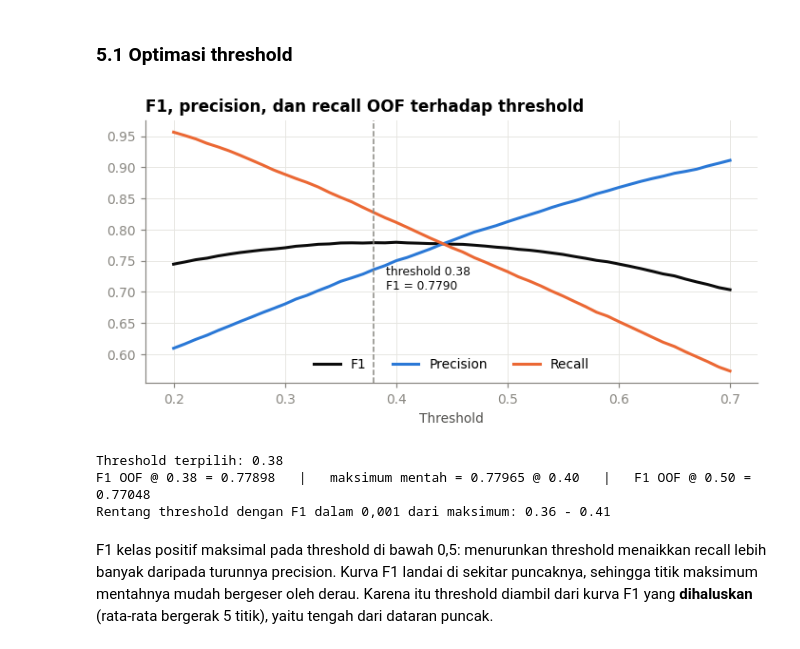
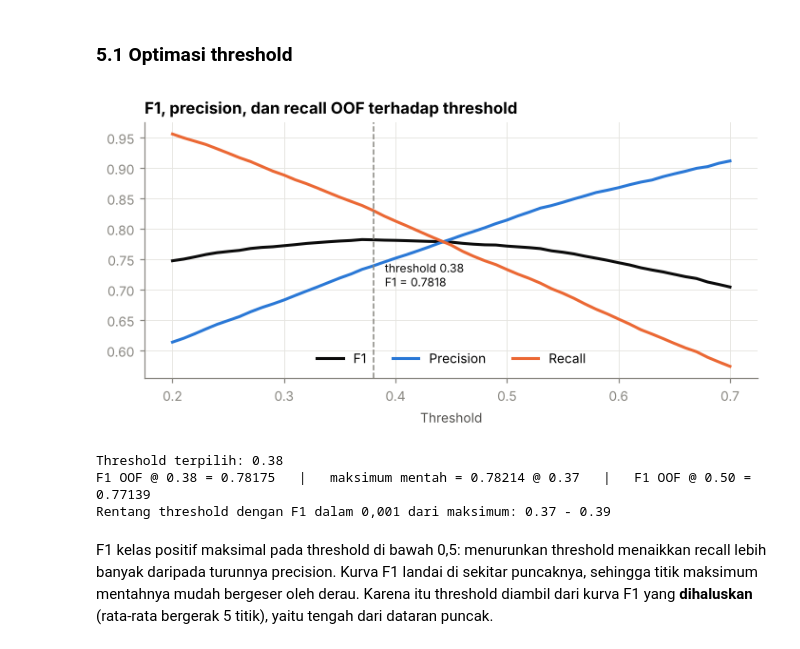
Before and after one commit to zhhraid/dscobinus, a Jupyter notebook: notebooks/99_final_submission.ipynb, the cells around one changed output. Cells and saved outputs as stored; diff of their text form; code cells hidden in the pictures.

```diff
--- a/notebooks/99_final_submission.ipynb
+++ b/notebooks/99_final_submission.ipynb
@@ -681,6 +813,7 @@ Model boosting memakai *early stopping* pada fold validasi. Prediksi test adalah
 # %%
-skf = StratifiedKFold(n_splits=N_FOLDS, shuffle=True, random_state=SEED)
-folds = list(skf.split(np.zeros(n_train), y))
+skf = StratifiedGroupKFold(n_splits=N_FOLDS, shuffle=True, random_state=SEED)
+folds = list(skf.split(np.zeros(n_train), y, groups=cluster))
+BAG_SEEDS = [SEED, 1, 2]
 
 def fit_logreg(Xa, ya, Xb, yb, Xt):
     num = make_pipeline(SimpleImputer(strategy="constant", fill_value=1.0), StandardScaler())   # residual kosong = tidak ada tautan
@@ -688,17 +821,18 @@ def fit_logreg(Xa, ya, Xb, yb, Xt):
     m = make_pipeline(pre, LogisticRegression(C=1.0, max_iter=2000, random_state=SEED)).fit(Xa, ya)
     return m.predict_proba(Xb)[:, 1], m.predict_proba(Xt)[:, 1], None
 
-def fit_lgb(Xa, ya, Xb, yb, Xt):
-    m = lgb.LGBMClassifier(n_estimators=3000, learning_rate=0.02, num_leaves=15, min_child_samples=60,
-                           subsample=0.8, subsample_freq=1, colsample_bytree=0.4, reg_lambda=10,
-                           random_state=SEED, n_jobs=N_JOBS, deterministic=True, force_row_wise=True, verbose=-1)
+def fit_lgb(Xa, ya, Xb, yb, Xt, seed=SEED):
+    m = lgb.LGBMClassifier(n_estimators=3000, learning_rate=0.02, num_leaves=16, min_child_samples=215,
+                           subsample=0.96, subsample_freq=1, colsample_bytree=0.25, reg_lambda=0.1, reg_alpha=0.46,
+                           min_split_gain=0.1, max_bin=63, cat_smooth=10,
+                           random_state=seed, n_jobs=N_JOBS, deterministic=True, force_row_wise=True, verbose=-1)
     m.fit(Xa, ya, eval_set=[(Xb, yb)], callbacks=[lgb.early_stopping(150, verbose=False)])
     return m.predict_proba(Xb)[:, 1], m.predict_proba(Xt)[:, 1], m
 
-def fit_xgb(Xa, ya, Xb, yb, Xt):
+def fit_xgb(Xa, ya, Xb, yb, Xt, seed=SEED):
     m = xgb.XGBClassifier(n_estimators=3000, learning_rate=0.02, max_depth=5, min_child_weight=5,
                           subsample=0.8, colsample_bytree=0.4, reg_lambda=5, tree_method="hist",
-                          early_stopping_rounds=150, random_state=SEED, n_jobs=N_JOBS)
+                          early_stopping_rounds=150, random_state=seed, n_jobs=N_JOBS)
     m.fit(Xa, ya, eval_set=[(Xb, yb)], verbose=False)
     return m.predict_proba(Xb)[:, 1], m.predict_proba(Xt)[:, 1], m
 
@@ -708,22 +842,25 @@ def fit_cat(Xa, ya, Xb, yb, Xt):
     m.fit(Xa, ya, eval_set=(Xb, yb))
     return m.predict_proba(Xb)[:, 1], m.predict_proba(Xt)[:, 1], m
 
-def run_cv(name, fit_fn, X):
+def run_cv(name, fit_fn, X, seeds=(None,)):
+    # seeds: daftar seed untuk seed bagging; None = fungsi tanpa argumen seed
     t0 = time.time()
     Xtr, Xte = X.iloc[:n_train], X.iloc[n_train:]
     oof, pred, models = np.zeros(n_train), np.zeros(len(Xte)), []
-    for a, b in folds:
-        p_val, p_test, m = fit_fn(Xtr.iloc[a], y[a], Xtr.iloc[b], y[b], Xte)
-        oof[b] = p_val; pred += p_test / N_FOLDS; models.append(m)
+    for sd in seeds:
+        kw = {} if sd is None else {"seed": sd}
+        for a, b in folds:
+            p_val, p_test, m = fit_fn(Xtr.iloc[a], y[a], Xtr.iloc[b], y[b], Xte, **kw)
+            oof[b] += p_val / len(seeds); pred += p_test / (N_FOLDS * len(seeds)); models.append(m)
     print(f"{name:20s} AUC OOF = {roc_auc_score(y, oof):.5f}   ({time.time() - t0:.0f} dtk)")
     return oof, pred, models
 
 OOF, PRED, MODELS = {}, {}, {}
-for name, fn, X in [("Logistic Regression", fit_logreg, full), ("LightGBM", fit_lgb, X_cat),
-                    ("XGBoost", fit_xgb, X_ord), ("CatBoost", fit_cat, X_ord)]:
-    OOF[name], PRED[name], MODELS[name] = run_cv(name, fn, X)
+for name, fn, X, seeds in [("Logistic Regression", fit_logreg, full, (None,)), ("LightGBM", fit_lgb, X_cat, BAG_SEEDS),
+                           ("XGBoost", fit_xgb, X_ord, BAG_SEEDS), ("CatBoost", fit_cat, X_ord, (None,))]:
+    OOF[name], PRED[name], MODELS[name] = run_cv(name, fn, X, seeds)
 
-BLEND = ["LightGBM", "XGBoost", "CatBoost"]
-OOF["Blend (LGB+XGB+CAT)"] = np.mean([OOF[m] for m in BLEND], axis=0)
-PRED["Blend (LGB+XGB+CAT)"] = np.mean([PRED[m] for m in BLEND], axis=0)
+for nm, members in [("Blend (LGB+XGB+CAT)", ["LightGBM", "XGBoost", "CatBoost"]), ("Blend (LGB+XGB)", ["LightGBM", "XGBoost"])]:
+    OOF[nm] = np.mean([OOF[m] for m in members], axis=0)
+    PRED[nm] = np.mean([PRED[m] for m in members], axis=0)
 # %% [output]
@@ -761,34 +899,34 @@ Cara membaca tabel: `AUC` mengukur kualitas pengurutan probabilitas, `F1 @0.50`
 # %% [markdown]
 ### 5.1 Optimasi threshold
 # %%
-FINAL = "Blend (LGB+XGB+CAT)"
+FINAL = "Blend (LGB+XGB)"
 oof_final, pred_final = OOF[FINAL], PRED[FINAL]
 
 fc = f1_curve(oof_final)
 fc_smooth = np.convolve(np.pad(fc, 2, mode="edge"), np.ones(5) / 5, mode="valid")   # rata-rata bergerak 5 titik
 BEST_T = float(THRESHOLDS[fc_smooth.argmax()])
 F1_AT_T = float(fc[fc_smooth.argmax()])
 prec = [precision_score(y, oof_final > t) for t in THRESHOLDS]
 rec = [recall_score(y, oof_final > t) for t in THRESHOLDS]
 
 fig, ax = plt.subplots(figsize=(6.5, 3.4))
 ax.plot(THRESHOLDS, fc, color=INK, lw=2, label="F1")
 ax.plot(THRESHOLDS, prec, color=C0, lw=2, label="Precision")
 ax.plot(THRESHOLDS, rec, color=C1, lw=2, label="Recall")
 ax.axvline(BEST_T, color=MUTED, lw=1, ls="--")
 ax.annotate(f"threshold {BEST_T:.2f}\nF1 = {F1_AT_T:.4f}", (BEST_T, F1_AT_T), xytext=(8, -32), textcoords="offset points", color=INK, fontsize=8)
 ax.set_xlabel("Threshold"); ax.set_title("F1, precision, dan recall OOF terhadap threshold"); ax.legend(frameon=False, ncol=3, loc="lower center")
 plt.tight_layout(); plt.show()
 
 print(f"Threshold terpilih: {BEST_T:.2f}")
 print(f"F1 OOF @ {BEST_T:.2f} = {F1_AT_T:.5f}   |   maksimum mentah = {fc.max():.5f} @ {THRESHOLDS[fc.argmax()]:.2f}   |   F1 OOF @ 0.50 = {f1_score(y, oof_final > 0.5):.5f}")
 near = THRESHOLDS[fc >= fc.max() - 0.001]
 print(f"Rentang threshold dengan F1 dalam 0,001 dari maksimum: {near.min():.2f} - {near.max():.2f}")
 # %% [output]
-[figure, old version]
+[figure, new version]
 Threshold terpilih: 0.38
-F1 OOF @ 0.38 = 0.77898   |   maksimum mentah = 0.77965 @ 0.40   |   F1 OOF @ 0.50 = 0.77048
-Rentang threshold dengan F1 dalam 0,001 dari maksimum: 0.36 - 0.41
+F1 OOF @ 0.38 = 0.78175   |   maksimum mentah = 0.78214 @ 0.37   |   F1 OOF @ 0.50 = 0.77139
+Rentang threshold dengan F1 dalam 0,001 dari maksimum: 0.37 - 0.39
 # %% [markdown]
 F1 kelas positif maksimal pada threshold di bawah 0,5: menurunkan threshold menaikkan recall lebih banyak daripada turunnya precision. Kurva F1 landai di sekitar puncaknya, sehingga titik maksimum mentahnya mudah bergeser oleh derau. Karena itu threshold diambil dari kurva F1 yang **dihaluskan** (rata-rata bergerak 5 titik), yaitu tengah dari dataran puncak.
 # %% [markdown]
```
Also changed, not shown: parts of 29 cells of this notebook, 4 other files.
